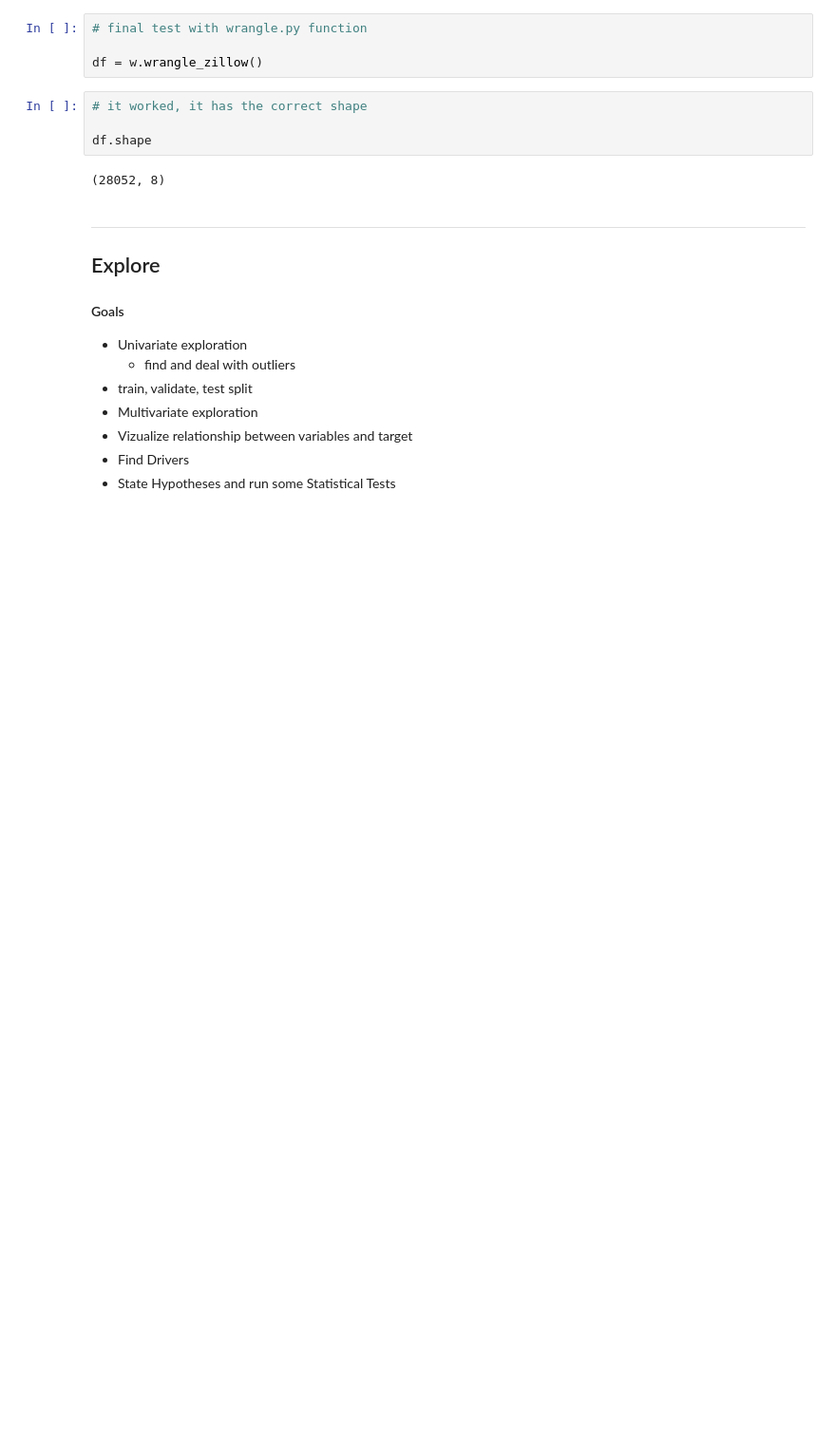
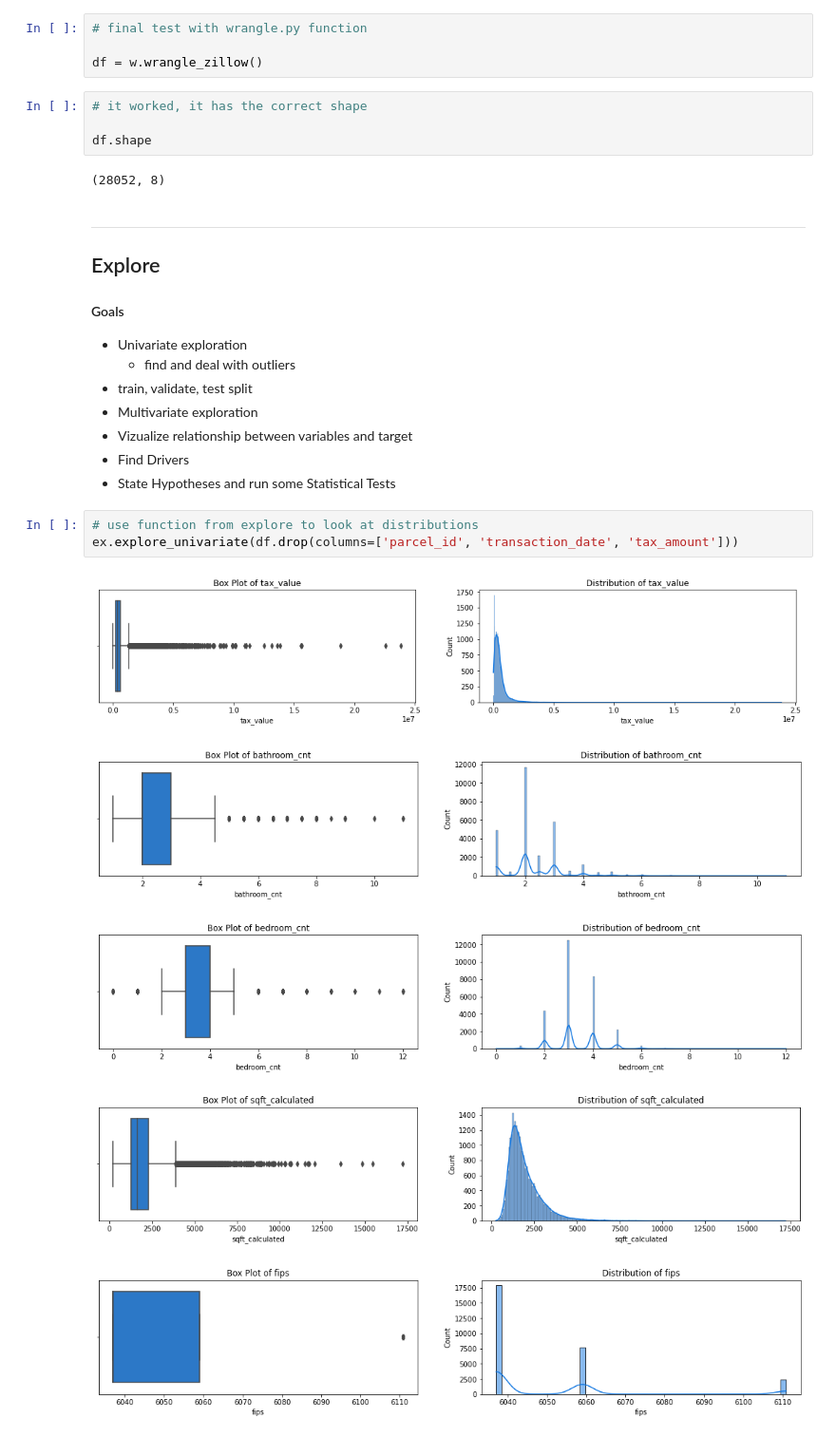
Before and after one commit to HeatherOrtegaMcMillan/zillow_regression_project, a Jupyter notebook: inital_notebook.ipynb, the cells around one changed output. Shown: that part at 95% size. Saved outputs shown, nothing was run; the diff lists cells and outputs as text; blank space fills up the shorter version.

```diff
--- a/inital_notebook.ipynb
+++ b/inital_notebook.ipynb
@@ -270,3 +280,12 @@ df.shape
 - Vizualize relationship between variables and target
 - Find Drivers
 - State Hypotheses and run some Statistical Tests
+# %%
+# use function from explore to look at distributions
+ex.explore_univariate(df.drop(columns=['parcel_id', 'transaction_date', 'tax_amount']))
+# %% [output]
+[figure, added]
+[figure, added]
+[figure, added]
+[figure, added]
+[figure, added]
```
Also changed, not shown: parts of 11 cells of this notebook.
